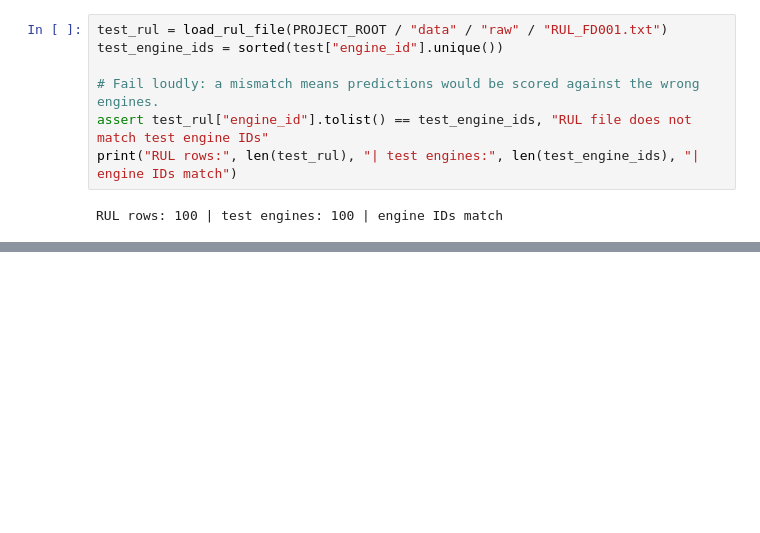
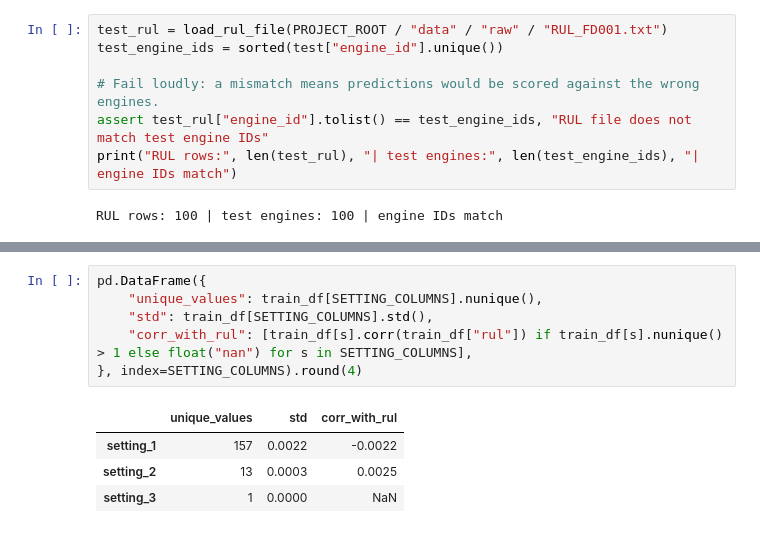
Before and after one commit to Srijan76-code/aml_rul_project, a Jupyter notebook: notebooks/01_eda.ipynb, the cells around one changed output, grey strips where cells are left out. Cells and saved outputs as stored; diff of their text form; blank space fills up the shorter version.

```diff
--- a/notebooks/01_eda.ipynb
+++ b/notebooks/01_eda.ipynb
@@ -128,3 +219,14 @@ RUL rows: 100 | test engines: 100 | engine IDs match
+# %%
+pd.DataFrame({
+    "unique_values": train_df[SETTING_COLUMNS].nunique(),
+    "std": train_df[SETTING_COLUMNS].std(),
+    "corr_with_rul": [train_df[s].corr(train_df["rul"]) if train_df[s].nunique() > 1 else float("nan") for s in SETTING_COLUMNS],
+}, index=SETTING_COLUMNS).round(4)
+# %% [output]
+|  | unique_values | std | corr_with_rul |
+| setting_1 | 157 | 0.0022 | -0.0022 |
+| setting_2 | 13 | 0.0003 | 0.0025 |
+| setting_3 | 1 | 0.0000 | NaN |
 # %% [markdown]
 ## Findings
 
```
Also changed, not shown: parts of 6 cells of this notebook, 8 other files.
